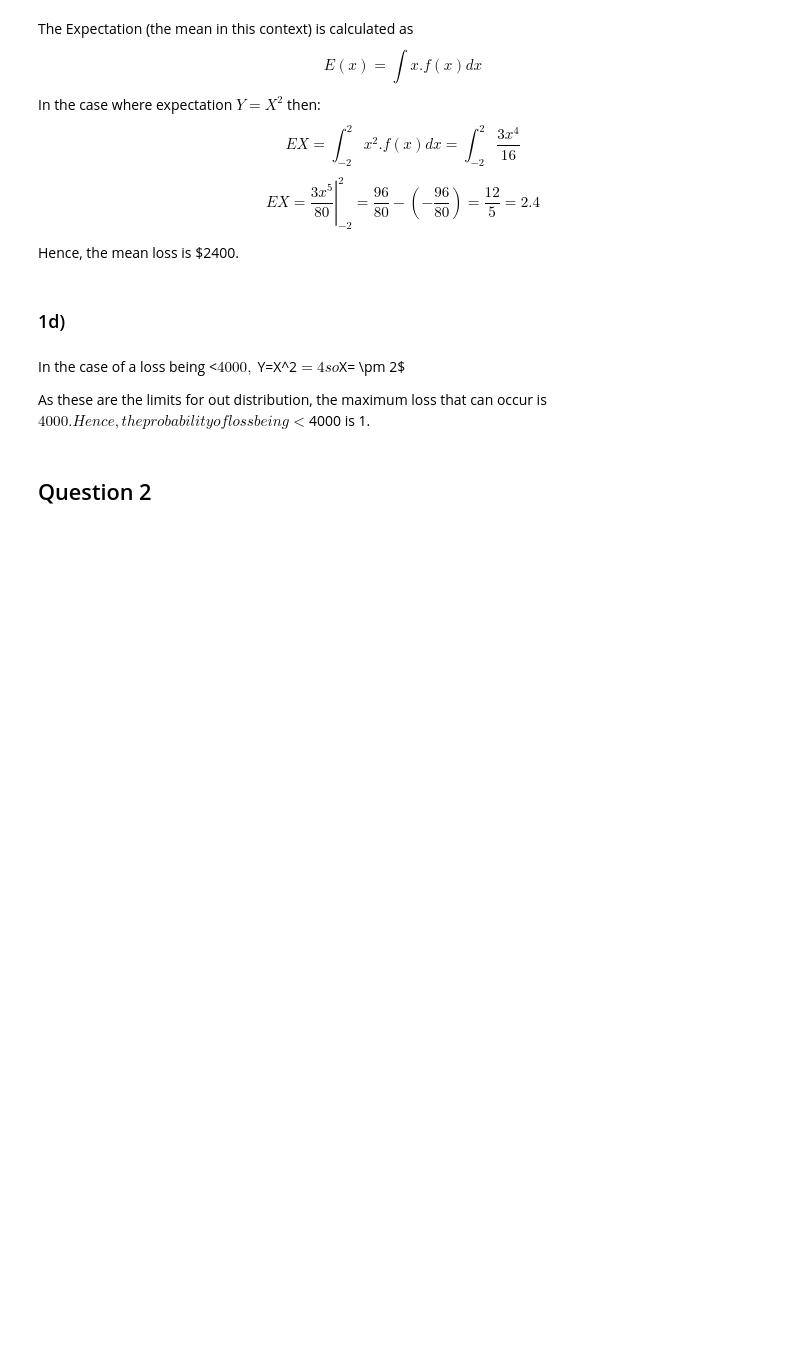
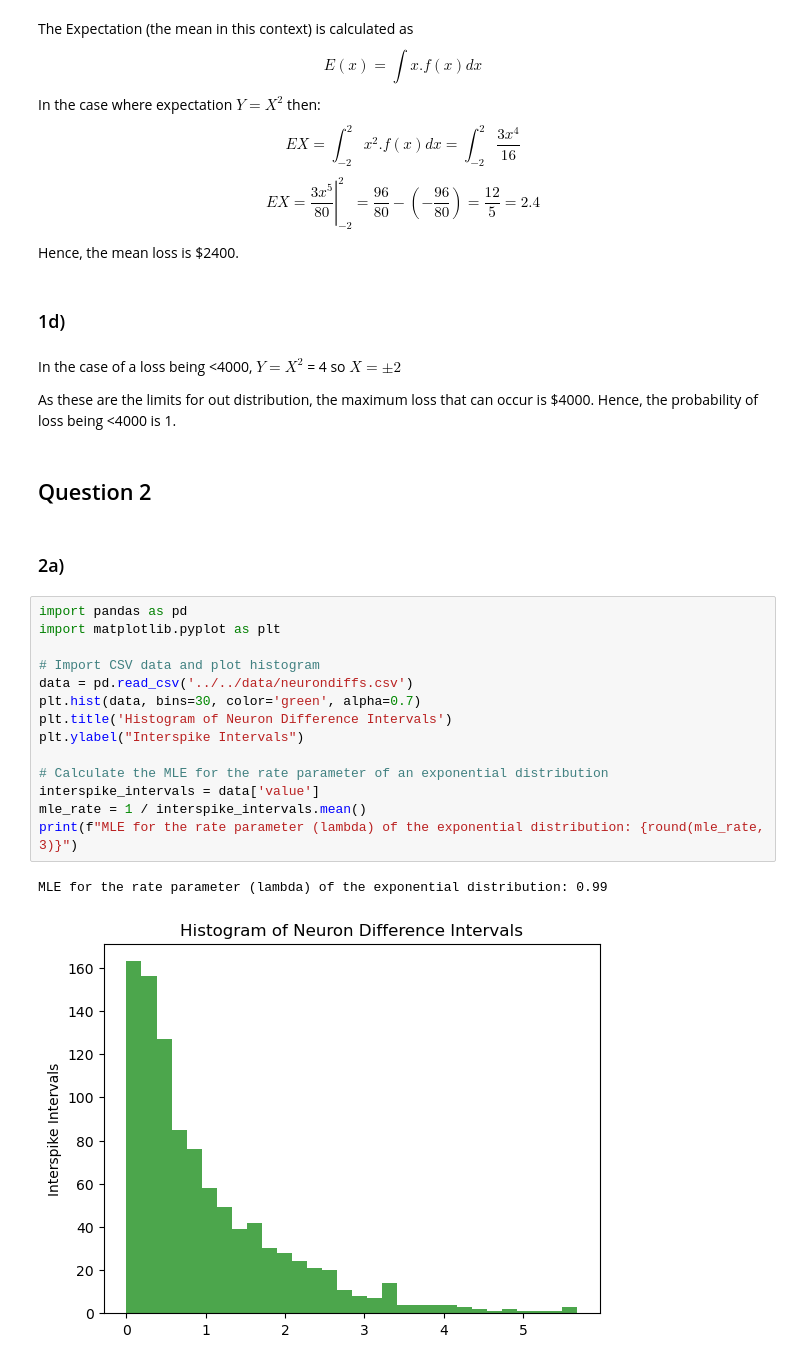
Before and after one commit to nweerasuriya/omscs, a Jupyter notebook: ISYE6420/unit_4/homework_2.ipynb, the cells around one changed output. Drawn from its saved outputs; the diff is of its cells as text; blank space fills up the shorter version.

```diff
--- a/ISYE6420/unit_4/homework_2.ipynb
+++ b/ISYE6420/unit_4/homework_2.ipynb
@@ -56,9 +53,28 @@ Hence, the mean loss is $2400.
 # %% [markdown]
 ### 1d)
 # %% [markdown]
-In the case of a loss being <$4000,
+In the case of a loss being <4000,
 $Y=X^2$ = 4 so $X= \pm 2$
 
-As these are the limits for out distribution, the maximum loss that can occur is $4000. Hence, the probability of loss being <$4000 is 1.
+As these are the limits for out distribution, the maximum loss that can occur is $4000. Hence, the probability of loss being <4000 is 1.
 # %% [markdown]
 ## Question 2
+# %% [markdown]
+### 2a)
+# %%
+import pandas as pd
+import matplotlib.pyplot as plt
+
+# Import CSV data and plot histogram
+data = pd.read_csv('../../data/neurondiffs.csv')
+plt.hist(data, bins=30, color='green', alpha=0.7)
+plt.title('Histogram of Neuron Difference Intervals')
+plt.ylabel("Interspike Intervals")
+
+# Calculate the MLE for the rate parameter of an exponential distribution
+interspike_intervals = data['value']
+mle_rate = 1 / interspike_intervals.mean()
+print(f"MLE for the rate parameter (lambda) of the exponential distribution: {round(mle_rate, 3)}")
+# %% [output]
+MLE for the rate parameter (lambda) of the exponential distribution: 0.99
+[figure, added]
```
Also changed, not shown: parts of 8 cells of this notebook, 2 other files.
